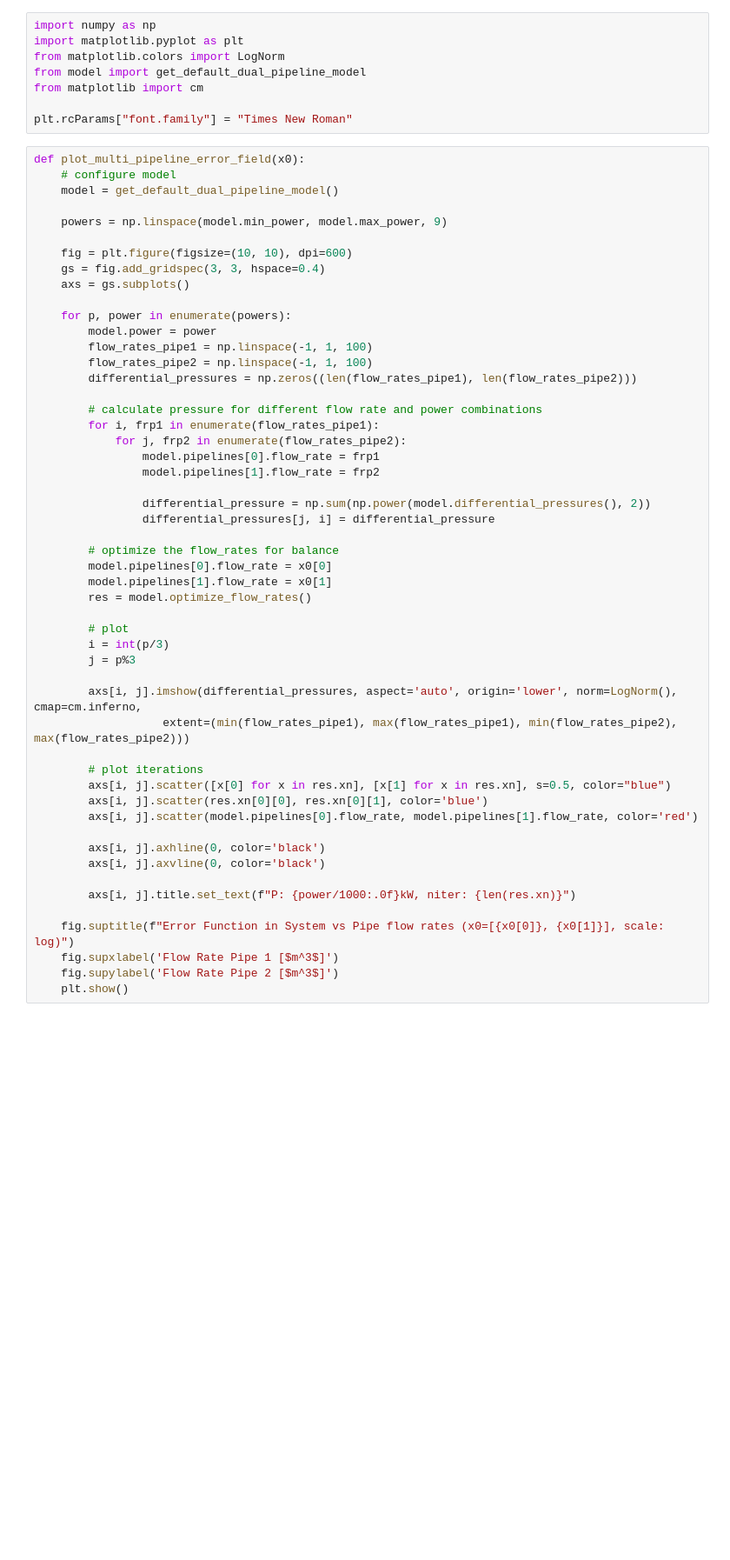
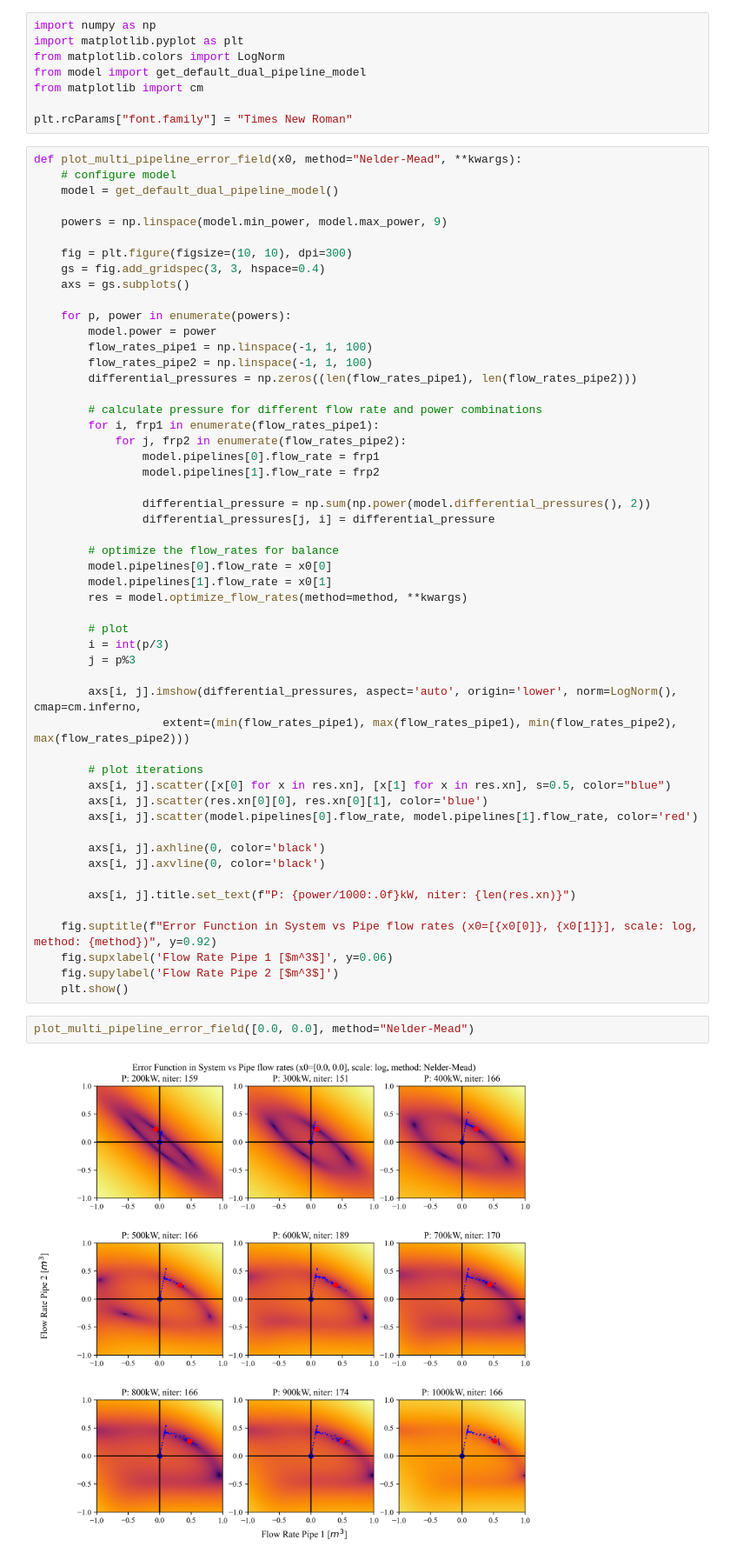
Before and after one commit to nwalser/systems-engineering-numerik, a Jupyter notebook: project/3_error_fields.ipynb, the cells around one changed output. Shown at 87% size. Drawn from its saved outputs; the diff is of its cells as text; blank space fills up the shorter version.

Commit message:
updated plots

```diff
--- a/project/3_error_fields.ipynb
+++ b/project/3_error_fields.ipynb
@@ -7,13 +7,13 @@ from matplotlib import cm
 
 plt.rcParams["font.family"] = "Times New Roman"
 # %%
-def plot_multi_pipeline_error_field(x0):
+def plot_multi_pipeline_error_field(x0, method="Nelder-Mead", **kwargs):
     # configure model
     model = get_default_dual_pipeline_model()
 
     powers = np.linspace(model.min_power, model.max_power, 9)
 
-    fig = plt.figure(figsize=(10, 10), dpi=600)
+    fig = plt.figure(figsize=(10, 10), dpi=300)
     gs = fig.add_gridspec(3, 3, hspace=0.4)
     axs = gs.subplots()
 
@@ -35,7 +35,7 @@ def plot_multi_pipeline_error_field(x0):
         # optimize the flow_rates for balance
         model.pipelines[0].flow_rate = x0[0]
         model.pipelines[1].flow_rate = x0[1]
-        res = model.optimize_flow_rates()
+        res = model.optimize_flow_rates(method=method, **kwargs)
 
         # plot
         i = int(p/3)
@@ -54,8 +54,12 @@ def plot_multi_pipeline_error_field(x0):
 
         axs[i, j].title.set_text(f"P: {power/1000:.0f}kW, niter: {len(res.xn)}")
 
-    fig.suptitle(f"Error Function in System vs Pipe flow rates (x0=[{x0[0]}, {x0[1]}], scale: log)")
-    fig.supxlabel('Flow Rate Pipe 1 [$m^3$]')
+    fig.suptitle(f"Error Function in System vs Pipe flow rates (x0=[{x0[0]}, {x0[1]}], scale: log, method: {method})", y=0.92)
+    fig.supxlabel('Flow Rate Pipe 1 [$m^3$]', y=0.06)
     fig.supylabel('Flow Rate Pipe 2 [$m^3$]')
     plt.show()
+# %%
+plot_multi_pipeline_error_field([0.0, 0.0], method="Nelder-Mead")
+# %% [output]
+[figure, added]
 # %%
```
Also changed, not shown: parts of 3 cells of this notebook, 6 other files.
